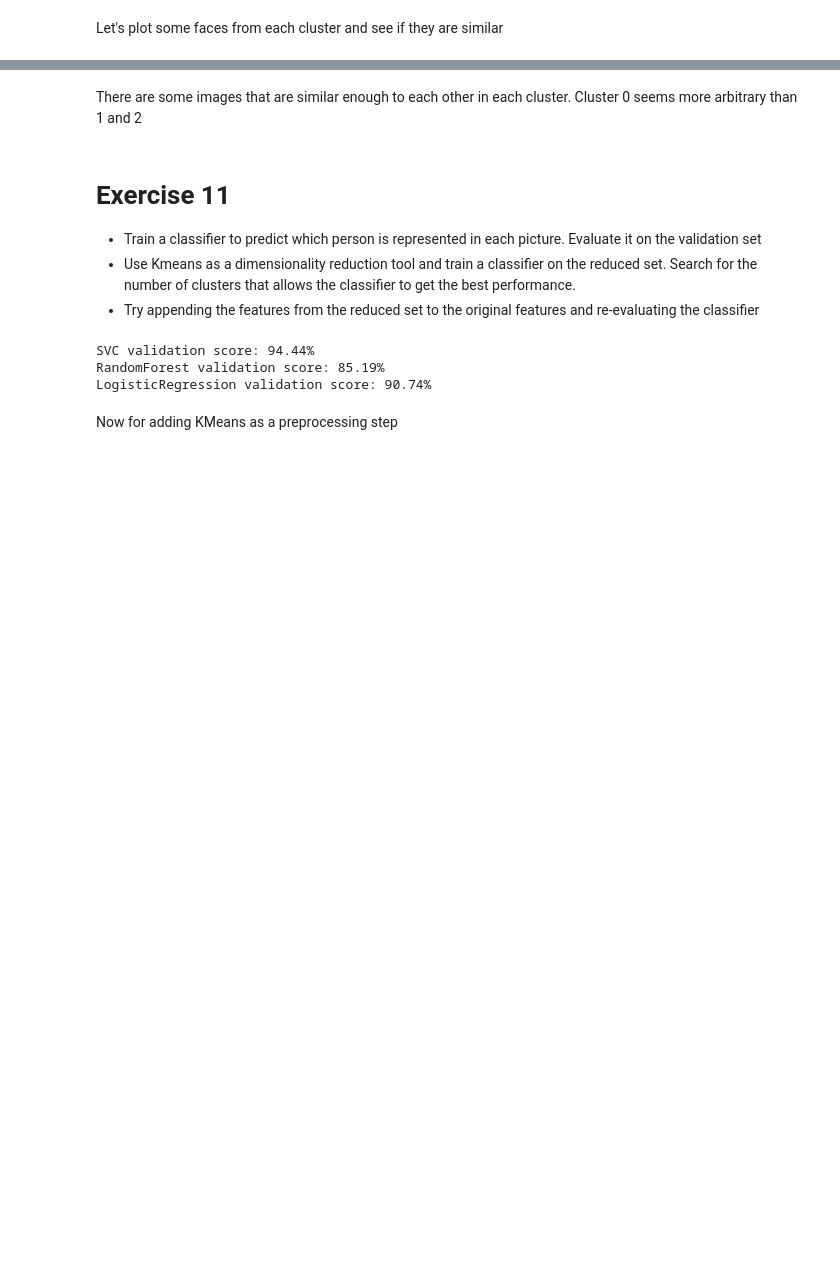
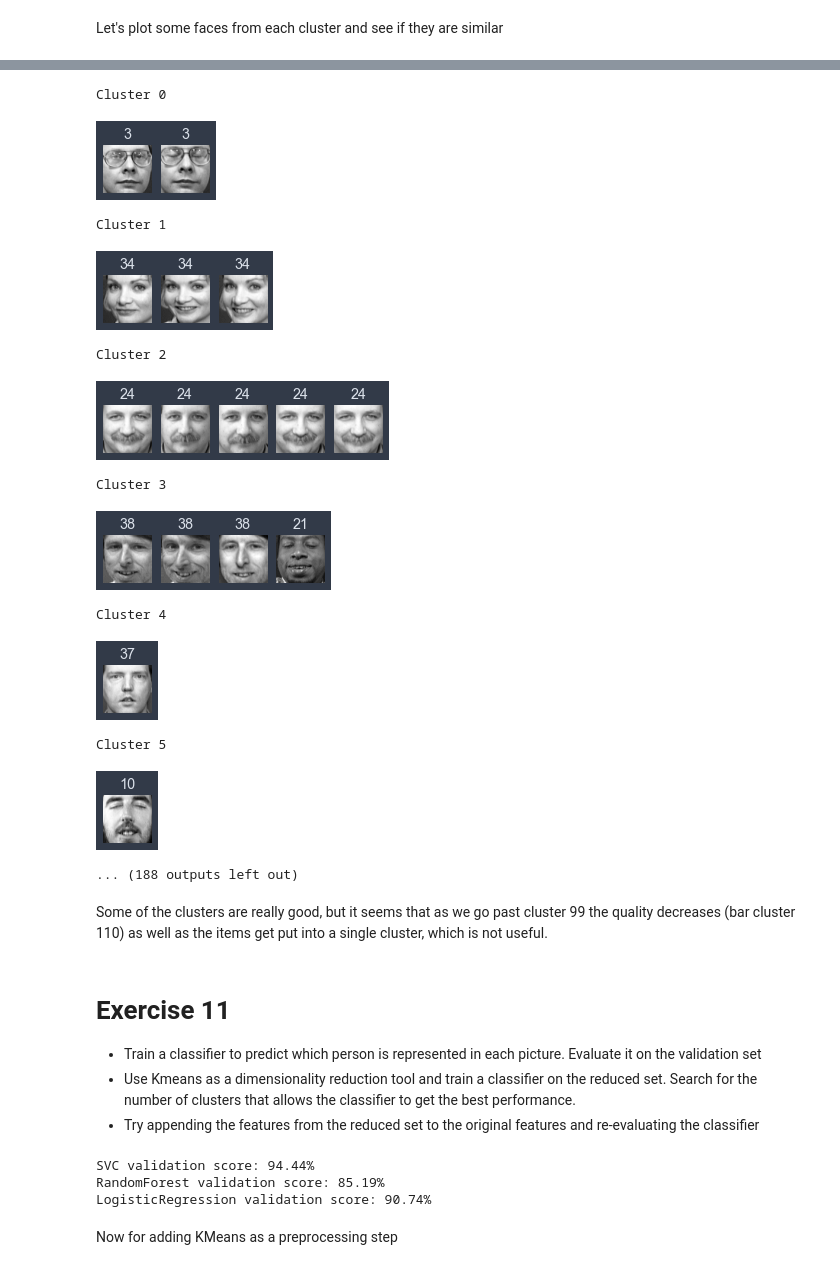
Before and after one commit to amaralcs/homl, a Jupyter notebook: 09_unsupervised_learning_exercises.ipynb, the cells around one changed output, grey strips where cells are left out. Cells and saved outputs as stored; diff of their text form; code cells hidden in the pictures; blank space fills up the shorter version.

```diff
--- a/09_unsupervised_learning_exercises.ipynb
+++ b/09_unsupervised_learning_exercises.ipynb
@@ -88,6 +89,2 @@ for reduction, ax in zip(reductions, axes):
 # %% [markdown]
 Let's plot some faces from each cluster and see if they are similar
-# %%
-for i in np.unique(labels):
-    sample = X_train[labels==i][:9].reshape(9, 64, 64)
-    plot_faces(sample, title=f"Faces for cluster {i}")
@@ -98,5 +91,34 @@ for i in np.unique(labels):
-# %% [markdown]
-There are some images that are similar enough to each other in each cluster. Cluster 0 seems more arbitrary than 1 and 2
+# %%
+def plot_cluster_faces(imgs, labels, n_cols=5):
+    n_rows = (len(imgs) - 1) // n_cols + 1
+    plt.figure(figsize=(n_cols, n_rows *1.1))
+    for idx, (img, cluster) in enumerate(zip(imgs, labels)):
+        plt.subplot(n_rows, n_cols, idx+1)
+        plt.imshow(img, cmap='gray')
+        plt.axis("off")
+        plt.title(cluster)
+    plt.show()
+
+for i in np.unique(labels):
+    print("Cluster", i)
+    imgs = X_train[labels==i].reshape(-1, 64, 64)
+    plot_cluster_faces(imgs, y_train[labels==i])
+# %% [output]
+Cluster 0
+[figure, added]
+Cluster 1
+[figure, added]
+Cluster 2
+[figure, added]
+Cluster 3
+[figure, added]
+Cluster 4
+[figure, added]
+Cluster 5
+[figure, added]
+... (188 outputs left out)
+# %% [markdown]
+Some of the clusters are really good, but it seems that as we go past cluster 99 the quality decreases (bar cluster 110) as well as the items get put into a single cluster, which is not useful.
 # %% [markdown]
 # Exercise 11
 
```
Also changed, not shown: parts of 32 cells of this notebook.
